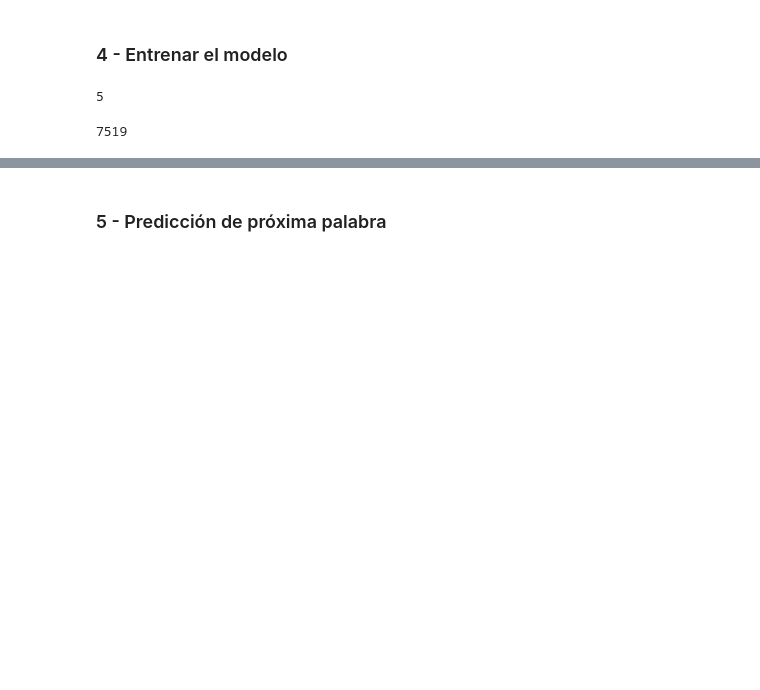
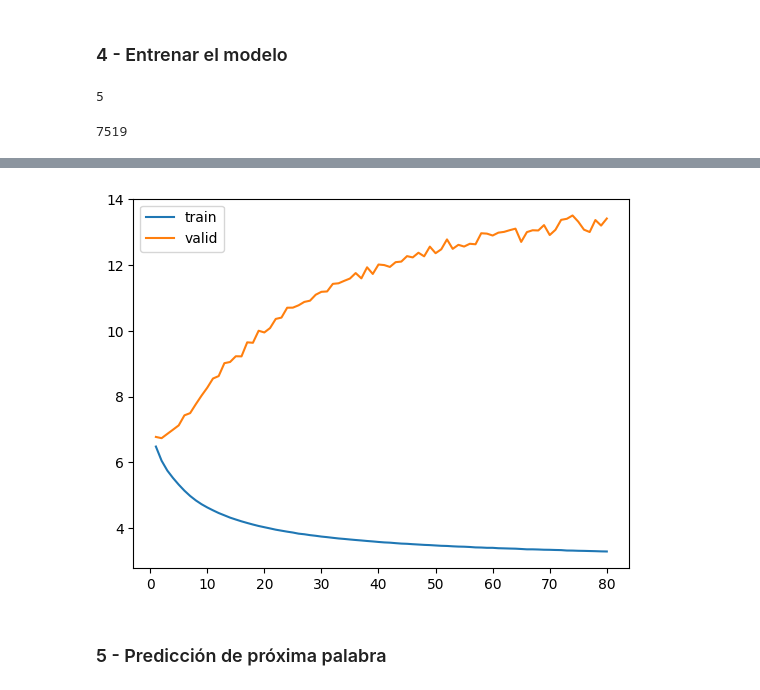
Before and after one commit to Tincho1902/PosgradoIA, a Jupyter notebook: 4d - predicción_palabra_tensorflow.ipynb, the cells around one changed output, grey strips where cells are left out. Drawn from its saved outputs; the diff is of its cells as text; code cells hidden in the pictures; blank space fills up the shorter version.

```diff
--- a/4d - predicción_palabra_tensorflow.ipynb
+++ b/4d - predicción_palabra_tensorflow.ipynb
@@ -430,0 +413,3 @@ vocab_size**(1/4)
+# %%
+output_dim = np.round(vocab_size**(1/4),0).astype(np.int64)
+output_dim
@@ -435,7 +422,7 @@ model = Sequential()
 # input_seq_len = 3 --> ingreso 3 palabras
 # input_dim = vocab_size --> 1628 palabras distintas
 # output_dim = 5 --> crear embeddings de tamaño 3 (tamaño variable y ajustable)
-model.add(Embedding(input_dim=vocab_size+1, output_dim=5, input_length=input_seq_len))
+model.add(Embedding(input_dim=vocab_size+1, output_dim=output_dim, input_length=input_seq_len))
 
 model.add(LSTM(64, return_sequences=True))
 model.add(Dropout(0.2))
@@ -469,5 +456,5 @@ Trainable params: 338751 (1.29 MB)
 Non-trainable params: 0 (0.00 Byte)
 _________________________________________________________________
 # %%
-hist = model.fit(x_data, y_data, epochs=50, validation_split=0.2)
+hist = model.fit(x_data, y_data, epochs=80, validation_split=0.2)
 # %% [output]
@@ -491,12 +478,14 @@ Epoch 13/50
 # %%
 import matplotlib.pyplot as plt
 import seaborn as sns
 
 # Entrenamiento
-epoch_count = range(1, len(hist.history['accuracy']) + 1)
-sns.lineplot(x=epoch_count,  y=hist.history['accuracy'], label='train')
-sns.lineplot(x=epoch_count,  y=hist.history['val_accuracy'], label='valid')
+epoch_count = range(1, len(hist.history['loss']) + 1)
+sns.lineplot(x=epoch_count,  y=hist.history['loss'], label='train')
+sns.lineplot(x=epoch_count,  y=hist.history['val_loss'], label='valid')
 plt.show()
+# %% [output]
+[figure, added]
 # %% [markdown]
 ### 5 - Predicción de próxima palabra
 # %%
```
Also changed, not shown: parts of 9 cells of this notebook.
